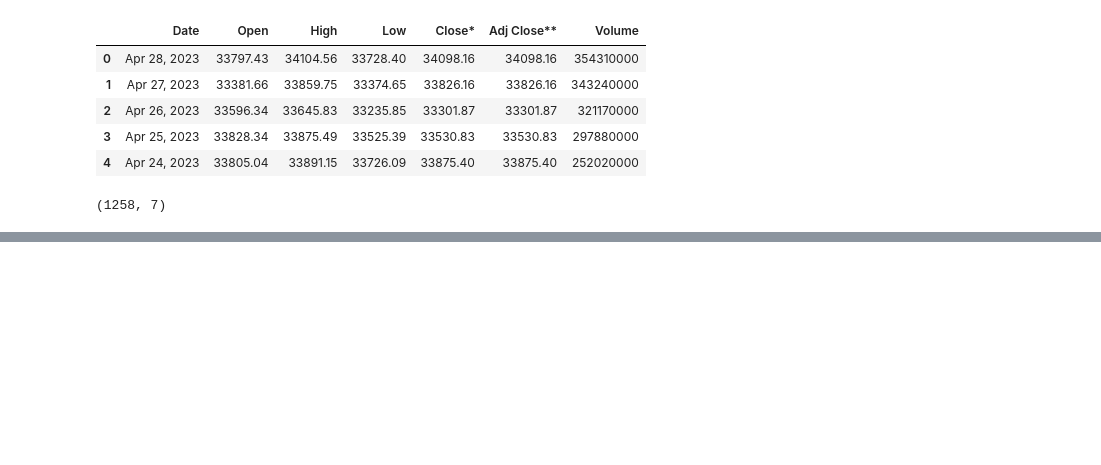
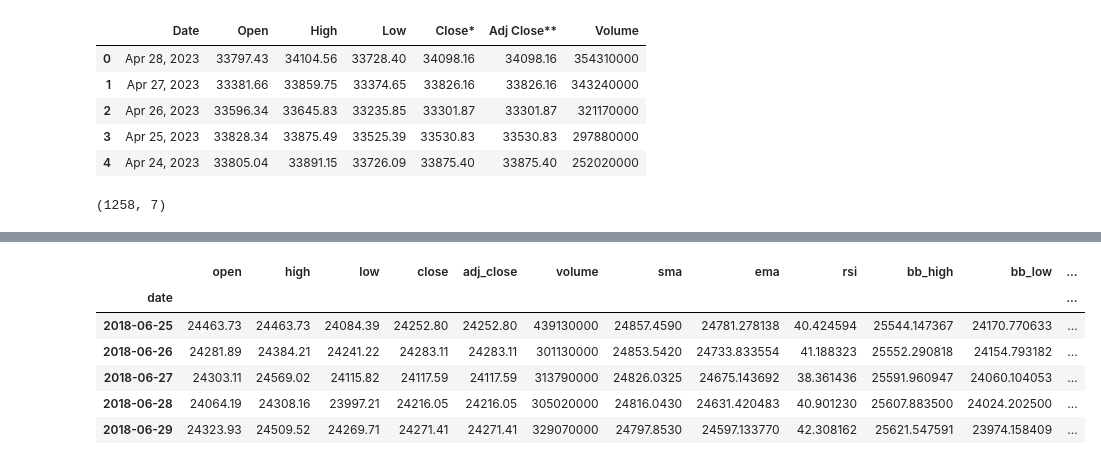
Before and after one commit to Haseeb1511/Developer_hub-internship--part-2, a Jupyter notebook: Financial Time-Series Anomaly Detection/financial_time_series_anomaly_detection.ipynb, the cells around one changed output, grey strips where cells are left out. Cells and saved outputs as stored; diff of their text form; code cells hidden in the pictures; blank space fills up the shorter version.

```diff
--- a/Financial Time-Series Anomaly Detection/financial_time_series_anomaly_detection.ipynb
+++ b/Financial Time-Series Anomaly Detection/financial_time_series_anomaly_detection.ipynb
@@ -40,0 +148,10 @@ data.shape
+# %%
+data.head()
+# %% [output]
+|  | open | high | low | close | adj_close | volume | sma | ema | rsi | bb_high | bb_low | ... |
+| date |  |  |  |  |  |  |  |  |  |  |  | ... |
+| 2018-06-25 | 24463.73 | 24463.73 | 24084.39 | 24252.80 | 24252.80 | 439130000 | 24857.4590 | 24781.278138 | 40.424594 | 25544.147367 | 24170.770633 | ... |
+| 2018-06-26 | 24281.89 | 24384.21 | 24241.22 | 24283.11 | 24283.11 | 301130000 | 24853.5420 | 24733.833554 | 41.188323 | 25552.290818 | 24154.793182 | ... |
+| 2018-06-27 | 24303.11 | 24569.02 | 24115.82 | 24117.59 | 24117.59 | 313790000 | 24826.0325 | 24675.143692 | 38.361436 | 25591.960947 | 24060.104053 | ... |
+| 2018-06-28 | 24064.19 | 24308.16 | 23997.21 | 24216.05 | 24216.05 | 305020000 | 24816.0430 | 24631.420483 | 40.901230 | 25607.883500 | 24024.202500 | ... |
+| 2018-06-29 | 24323.93 | 24509.52 | 24269.71 | 24271.41 | 24271.41 | 329070000 | 24797.8530 | 24597.133770 | 42.308162 | 25621.547591 | 23974.158409 | ... |
```
Also changed, not shown: parts of 21 cells of this notebook, 1 other file.
